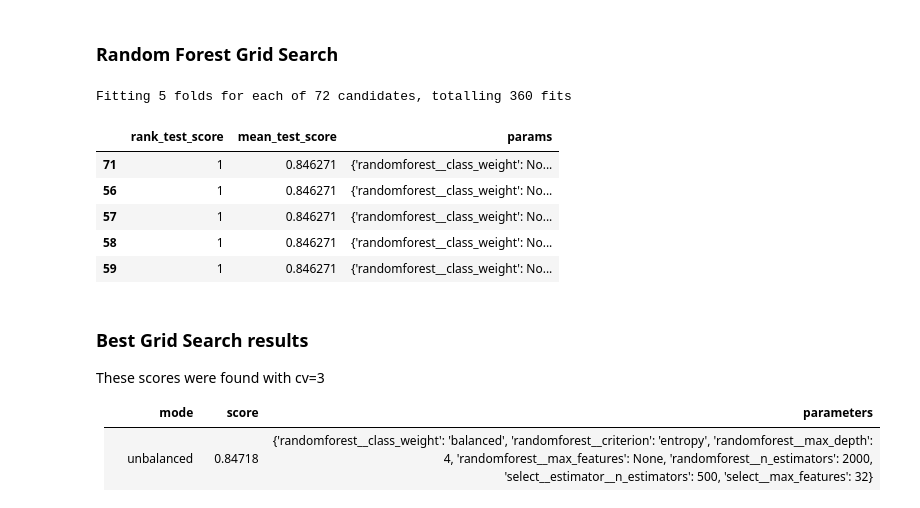
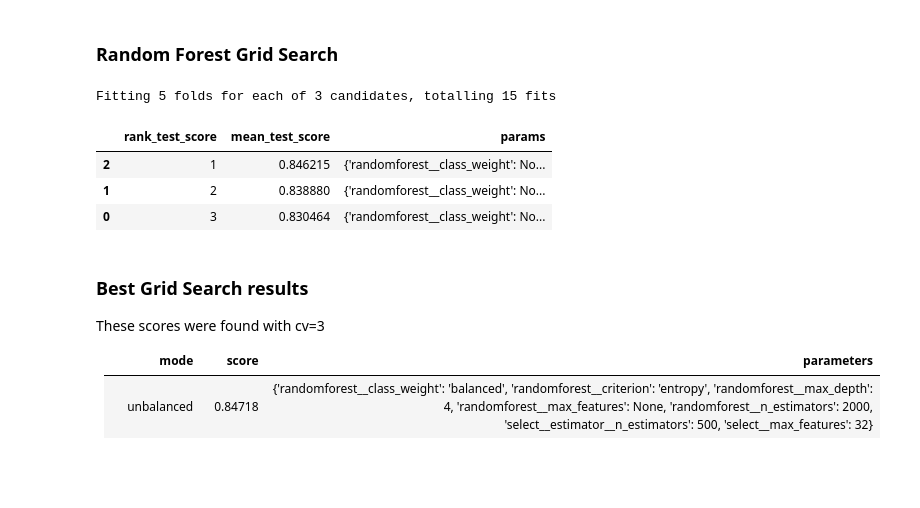
Before and after one commit to jds167/ML-Final-Project, a Jupyter notebook: greenwell-final-project.ipynb, the cells around one changed output. Saved outputs shown, nothing was run; the diff lists cells and outputs as text; code cells hidden in the pictures; blank space fills up the shorter version.

```diff
--- a/greenwell-final-project.ipynb
+++ b/greenwell-final-project.ipynb
@@ -1232,41 +1237,39 @@ ROC-AUC score for Random Forest choosing 31 features max: 0.827
 
 # n_features = len(final_features)
 # sqrt_n_features = round(math.sqrt(len(final_features)))
 
 rf_param_grid = {
 #   'preprocessing__numeric_transform_pipe__Imputer__strategy': ["mean", "median"],
     'randomforest__n_estimators': [2000],
     'randomforest__criterion': ['entropy'],                                         # Removed: gini
     'randomforest__max_features': [None],                                             # Removed:
     'randomforest__class_weight': [None],                                     # Remove: None, 'balanced'
     'randomforest__max_depth' : np.arange(2,5,1),
-    'select__estimator__n_estimators':[200, 300, 500],
-    'select__max_features' : range(25,n_features,1),
+#     'select__estimator__n_estimators':[200, 300, 500],
+#     'select__max_features' : range(25,n_features,1),
 }
 
 rf_pipe = Pipeline(
     steps=[
         ('preprocessing', simple_preprocessor),
         ('undersample' , RandomUnderSampler(sampling_strategy = 1.0, random_state = 1) ),
         ('select', SelectFromModel( RandomForestClassifier(random_state = 1), max_features=None)),
         ('randomforest',RandomForestClassifier(n_jobs = -1, random_state = 1)),
         ])
 
 rf_grid_search = GridSearchCV(rf_pipe, rf_param_grid, cv=5, scoring='roc_auc', verbose=1,n_jobs=-1)
 
 rf_grid_search.fit(X_train, y_train)
 
 display_features = ['rank_test_score','mean_test_score','params']
 search_results = pd.DataFrame(rf_grid_search.cv_results_).loc[:,display_features].sort_values(by='rank_test_score', ascending=True)
 display(search_results.head(5))
 # %% [output]
-Fitting 5 folds for each of 72 candidates, totalling 360 fits
+Fitting 5 folds for each of 3 candidates, totalling 15 fits
 |  | rank_test_score | mean_test_score | params |
-| 71 | 1 | 0.846271 | {'randomforest__class_weight': No... |
-| 56 | 1 | 0.846271 | {'randomforest__class_weight': No... |
-| 57 | 1 | 0.846271 | {'randomforest__class_weight': No... |
-| 58 | 1 | 0.846271 | {'randomforest__class_weight': No... |
-| 59 | 1 | 0.846271 | {'randomforest__class_weight': No... |
+| 2 | 1 | 0.846215 | {'randomforest__class_weight': No... |
+| 1 | 2 | 0.838880 | {'randomforest__class_weight': No... |
+| 0 | 3 | 0.830464 | {'randomforest__class_weight': No... |
 # %% [markdown]
 ### Best Grid Search results
 
```
Also changed, not shown: parts of 38 cells of this notebook.
